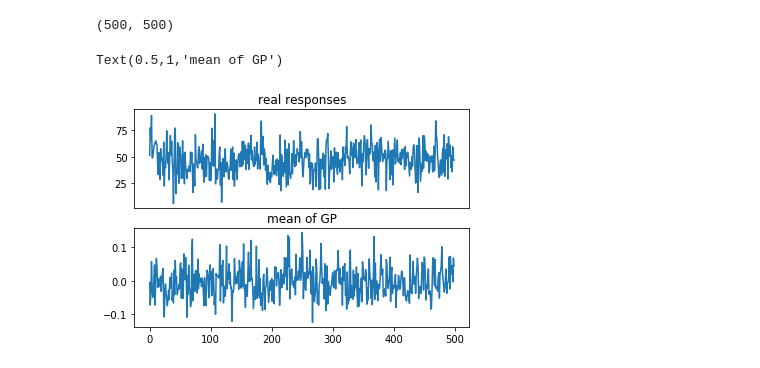
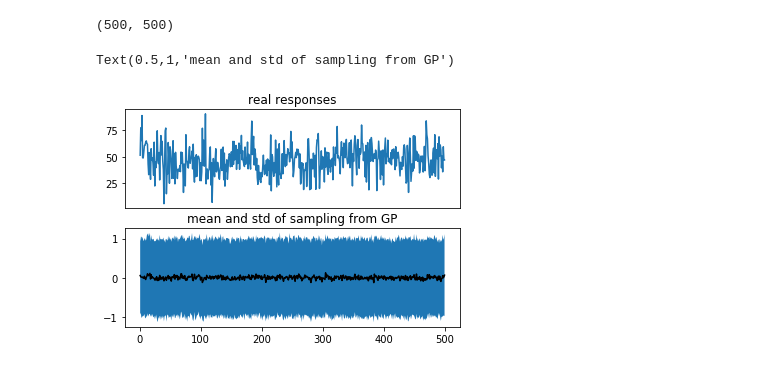
Before and after one commit to synapticlee/MINDwizards, a Jupyter notebook: SimulationCode/gprun.ipynb, the cells around one changed output. Saved outputs shown, nothing was run; the diff lists cells and outputs as text; code cells hidden in the pictures.

```diff
--- a/SimulationCode/gprun.ipynb
+++ b/SimulationCode/gprun.ipynb
@@ -8,11 +8,12 @@ import matplotlib.pyplot as plt
 import matplotlib.gridspec as gridspec
 import seaborn as sns
 # %%
-data = np.loadtxt('MINDwizards/Data/data.csv',
+data = np.loadtxt('../Data/data.csv',
           delimiter = ',')
 
 resp = np.resize(data[data[:,0]==1,2], (500,1))
 bars = data[data[:,0]==1,3:8]
+bars = bars-np.mean(bars,0).reshape(1,5)
 print(bars.shape)
 print(resp.shape)
 # %% [output]
@@ -21,7 +28,7 @@ print(resp.shape)
 # %% [markdown]
 ### Validate distance matrix implementation
 # %%
-kernelParameter = 100
+kernelParameter = 1
 # Define the exponentiated quadratic
 def exponentiated_quadratic(xa, xb):
     """Exponentiated quadratic  with σ=1"""
@@ -31,7 +38,6 @@ def exponentiated_quadratic(xa, xb):
 # Define the kernel
 def kernel(a, b):
     """ GP squared exponential kernel """
-    kernelParameter = 100
     sqdist = np.sum(a**2,1).reshape(-1,1) + np.sum(b**2,1) - 2*np.dot(a, b.T) # (x-x')^2
     return np.exp(-.5 * (1/kernelParameter) * sqdist) # -0.5(1/lambda (lengthscale))
 
@@ -55,13 +61,14 @@ print(np.shape(ys))
 # %%
 fig = plt.figure()
 ax1 = fig.add_subplot(211)
 plt.plot(resp)
 plt.title('real responses')
 ax1.get_xaxis().set_visible(False)
 
 ax2 = fig.add_subplot(212)
-plt.plot(np.mean(ys,axis=0))
-plt.title('mean of GP')
+plt.plot(np.arange(1,num_trials+1),np.mean(ys,1), 'k-')
+plt.fill_between(np.arange(1,num_trials+1), np.mean(ys,1)-np.std(ys,1), np.mean(ys,1)+np.std(ys,1))
+plt.title('mean and std of sampling from GP')
 # %% [output]
-Text(0.5,1,'mean of GP')
+Text(0.5,1,'mean and std of sampling from GP')
-[figure, old version]
+[figure, new version]
```
Also changed, not shown: parts of 2 cells of this notebook, 6 other files.
